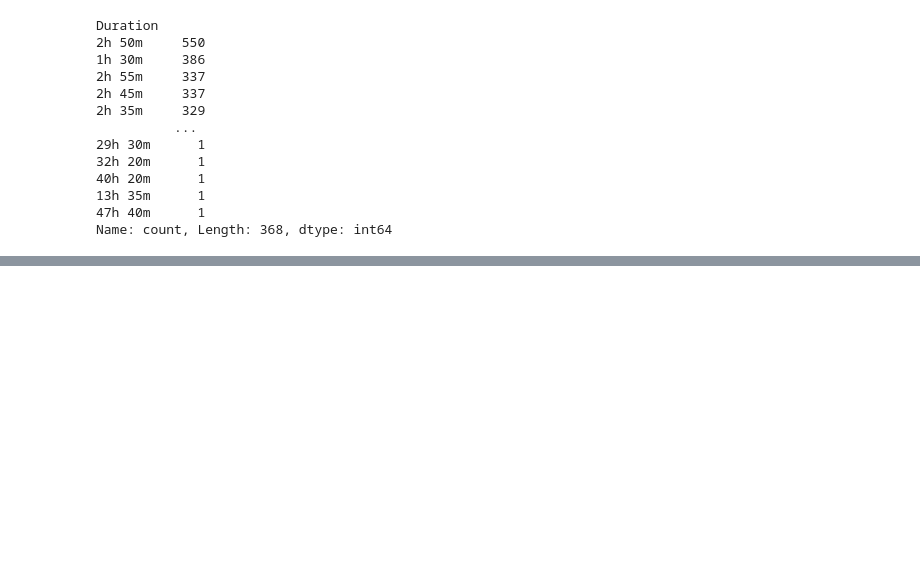
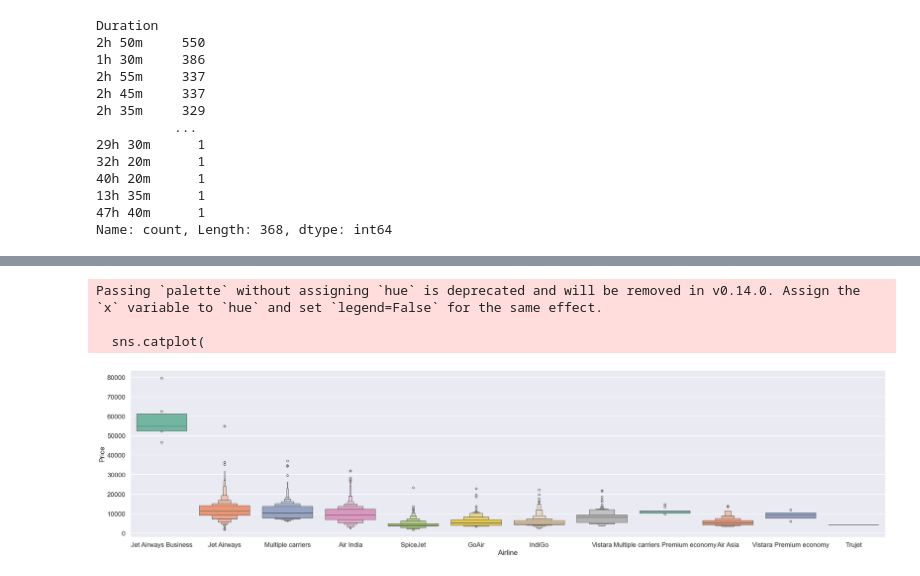
Before and after one commit to Komal-Mandal/AirFair_Vista, a Jupyter notebook: Flightprice.ipynb, the cells around one changed output, grey strips where cells are left out. Saved outputs shown, nothing was run; the diff lists cells and outputs as text; code cells hidden in the pictures; blank space fills up the shorter version.

```diff
--- a/Flightprice.ipynb
+++ b/Flightprice.ipynb
@@ -118,0 +135,2 @@ Name: count, Length: 368, dtype: int64
+# %%
+df.drop(["Date_of_Journey"], axis = 1, inplace = True)
@@ -118,0 +170,27 @@ Name: count, Length: 368, dtype: int64
+# %%
+# Time taken by plane to reach destination is called Duration
+# It is the differnce betwwen Departure Time and Arrival time
+
+
+# Assigning and converting Duration column into list
+duration = list(df["Duration"])
+
+for i in range(len(duration)):
+    if len(duration[i].split()) != 2:    # Check if duration contains only hour or mins
+        if "h" in duration[i]:
+            duration[i] = duration[i].strip() + " 0m"   # Adds 0 minute
+        else:
+            duration[i] = "0h " + duration[i]           # Adds 0 hour
+
+duration_hours = []
+duration_mins = []
+for i in range(len(duration)):
+    duration_hours.append(int(duration[i].split(sep = "h")[0]))    # Extract hours from duration
+    duration_mins.append(int(duration[i].split(sep = "m")[0].split()[-1]))   # Extracts only minutes from duration
+# %%
+# Adding duration_hours and duration_mins list to train_data dataframe
+
+df["Duration_hours"] = duration_hours
+df["Duration_mins"] = duration_mins
+# %%
+df.drop(["Duration"], axis = 1, inplace = True)
@@ -118,0 +214,21 @@ Name: count, Length: 368, dtype: int64
+# %%
+# From graph we can see that Jet Airways Business have the highest Price.
+# Apart from the first Airline almost all are having similar median
+
+# Airline vs Price
+sns.catplot(
+    y="Price",
+    x="Airline",
+    data=df.sort_values("Price", ascending=False),
+    kind="boxen",
+    height=7,
+    aspect=4,
+    palette="Set2"
+)
+
+plt.show()
+# %% [output]
+Passing `palette` without assigning `hue` is deprecated and will be removed in v0.14.0. Assign the `x` variable to `hue` and set `legend=False` for the same effect.
+
+  sns.catplot(
+[figure, added]
```
Also changed, not shown: parts of 27 cells of this notebook, 2 other files.
